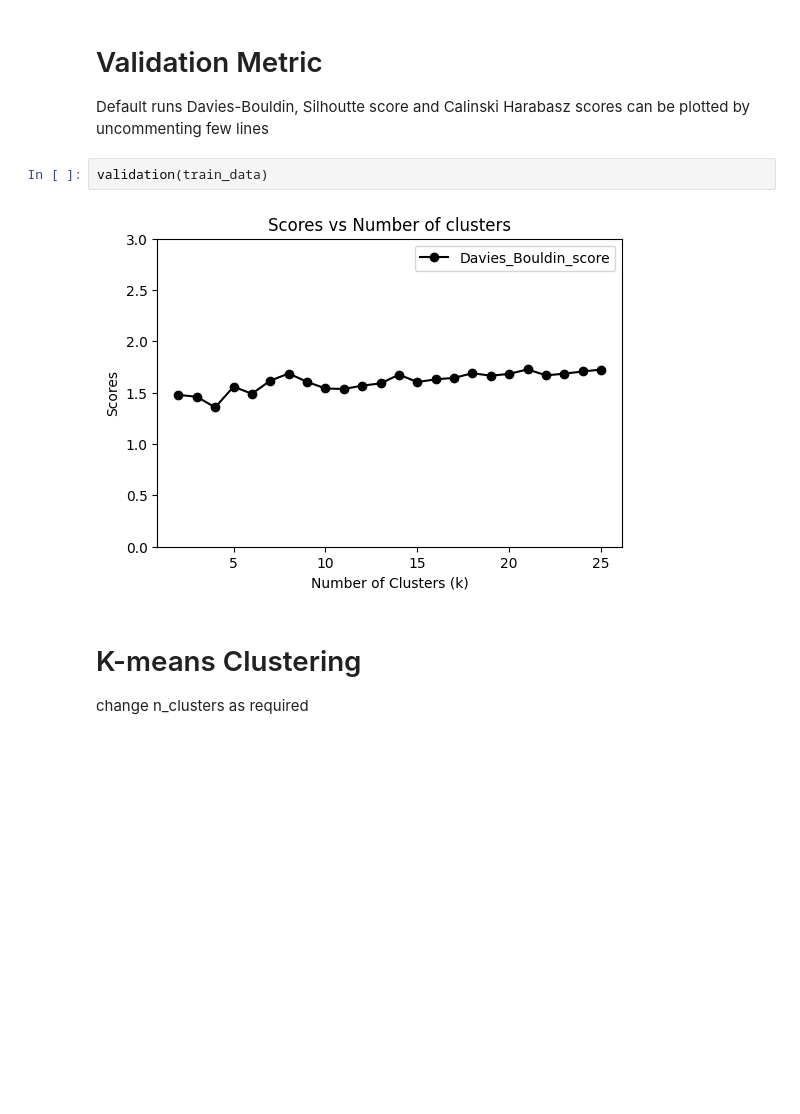
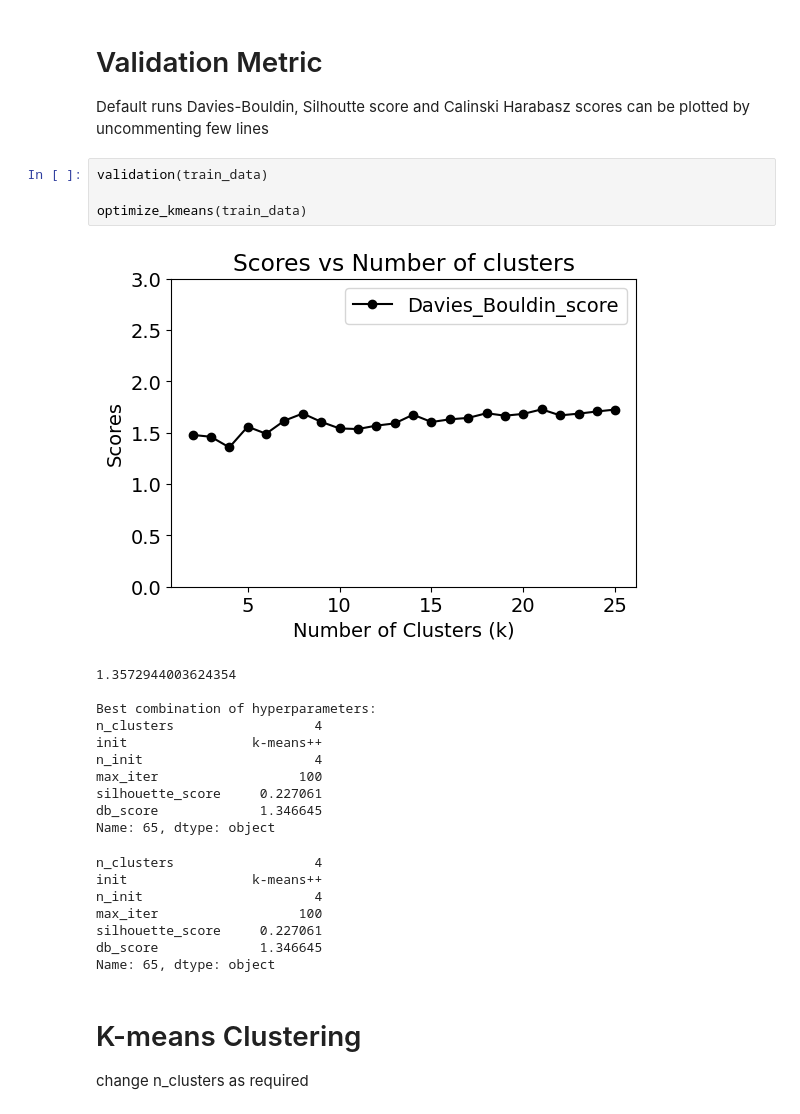
Before and after one commit to jasigrist/Customer_Segmentation_Lantern, a Jupyter notebook: KMeans_Clustering/Day_hourly_clustering.ipynb, the cells around one changed output. Cells and saved outputs as stored; diff of their text form; blank space fills up the shorter version.

```diff
--- a/KMeans_Clustering/Day_hourly_clustering.ipynb
+++ b/KMeans_Clustering/Day_hourly_clustering.ipynb
@@ -112,8 +113,27 @@ Shape of the 3D array: (1464, 96, 1)
 Default runs Davies-Bouldin, Silhoutte score and Calinski Harabasz scores can be plotted by uncommenting few lines
 # %%
 validation(train_data)
+
+optimize_kmeans(train_data)
 # %% [output]
-[figure, old version]
+[figure, new version]
+1.3572944003624354
+
+Best combination of hyperparameters:
+n_clusters                  4
+init                k-means++
+n_init                      4
+max_iter                  100
+silhouette_score     0.227061
+db_score             1.346645
+Name: 65, dtype: object
+n_clusters                  4
+init                k-means++
+n_init                      4
+max_iter                  100
+silhouette_score     0.227061
+db_score             1.346645
+Name: 65, dtype: object
 # %% [markdown]
 # K-means Clustering
 change n_clusters as required
```
Also changed, not shown: parts of 7 cells of this notebook, 10 other files.
